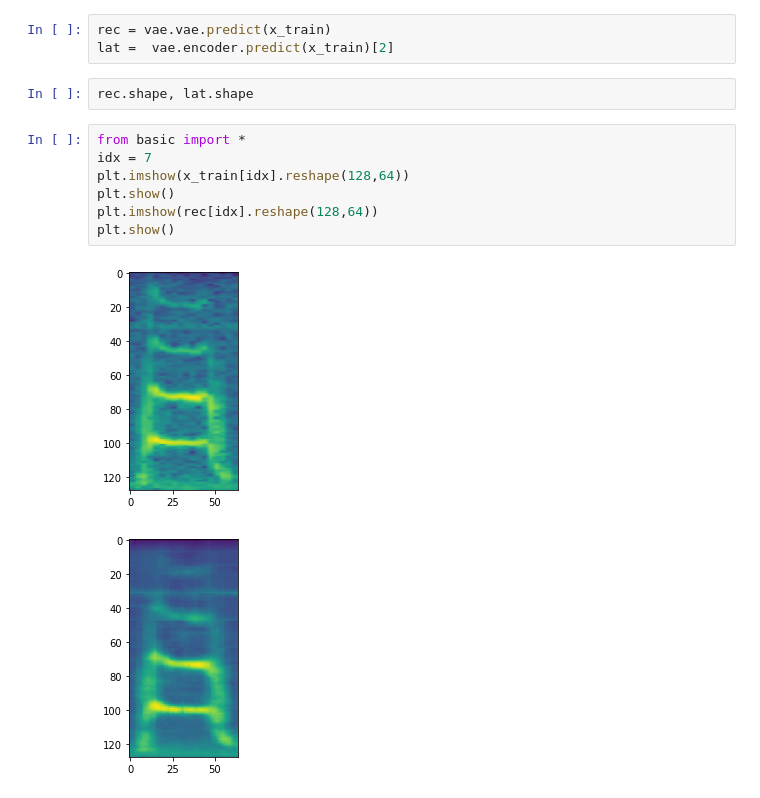
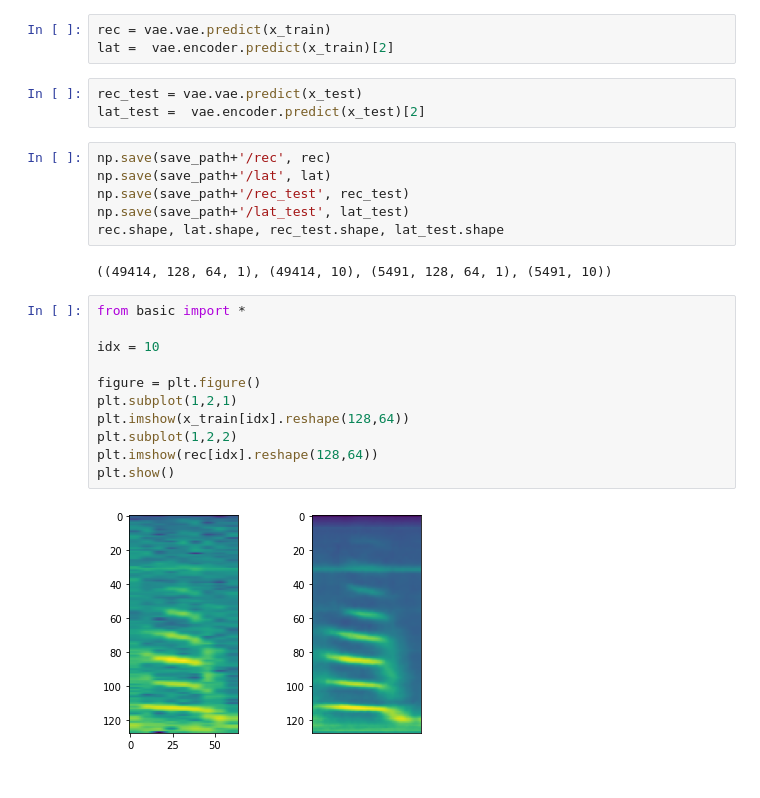
Before and after one commit to yebiny/Songbird-clusturing, a Jupyter notebook: 3-Train/vae.ipynb, the cells around one changed output. Saved outputs shown, nothing was run; the diff lists cells and outputs as text.

```diff
--- a/3-Train/vae.ipynb
+++ b/3-Train/vae.ipynb
@@ -31,15 +45,27 @@ vae.train(300, 256)
 # %%
 rec = vae.vae.predict(x_train)
 lat =  vae.encoder.predict(x_train)[2]
-# %%
-rec.shape, lat.shape
+# %%
+rec_test = vae.vae.predict(x_test)
+lat_test =  vae.encoder.predict(x_test)[2]
+# %%
+np.save(save_path+'/rec', rec)
+np.save(save_path+'/lat', lat)
+np.save(save_path+'/rec_test', rec_test)
+np.save(save_path+'/lat_test', lat_test)
+rec.shape, lat.shape, rec_test.shape, lat_test.shape
+# %% [output]
+((49414, 128, 64, 1), (49414, 10), (5491, 128, 64, 1), (5491, 10))
 # %%
 from basic import *
-idx = 7
+
+idx = 10
+
+figure = plt.figure()
+plt.subplot(1,2,1)
 plt.imshow(x_train[idx].reshape(128,64))
-plt.show()
+plt.subplot(1,2,2)
 plt.imshow(rec[idx].reshape(128,64))
 plt.show()
 # %% [output]
-[figure, old version]
+[figure, new version]
-[figure, removed]
```
Also changed, not shown: parts of 2 cells of this notebook.
